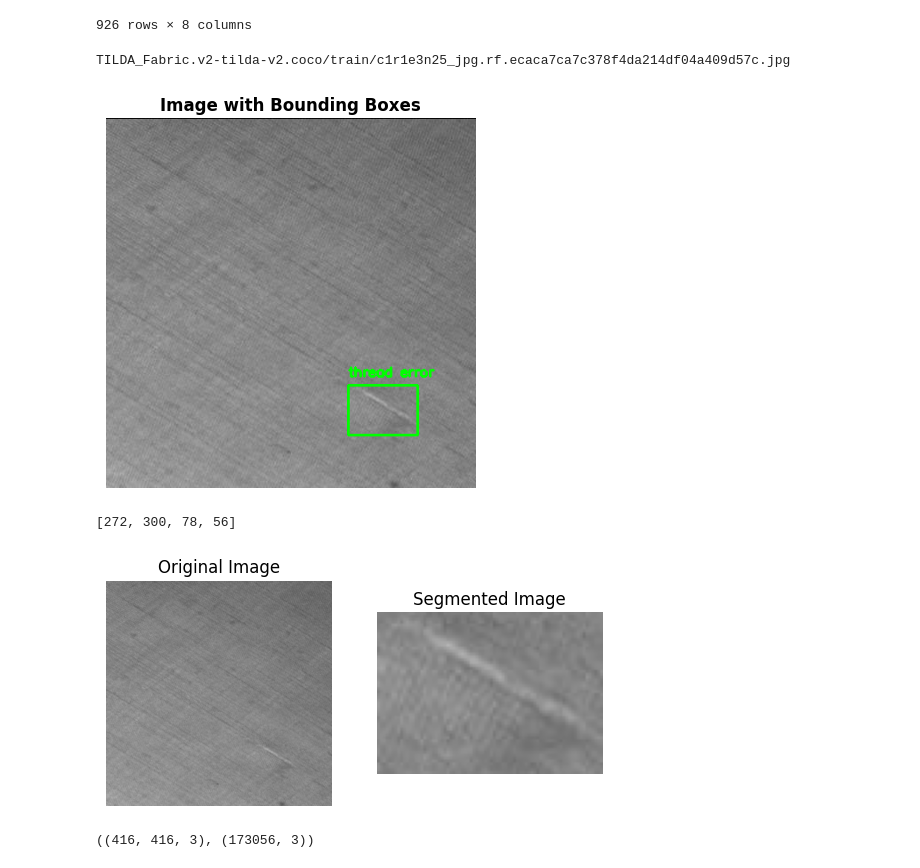
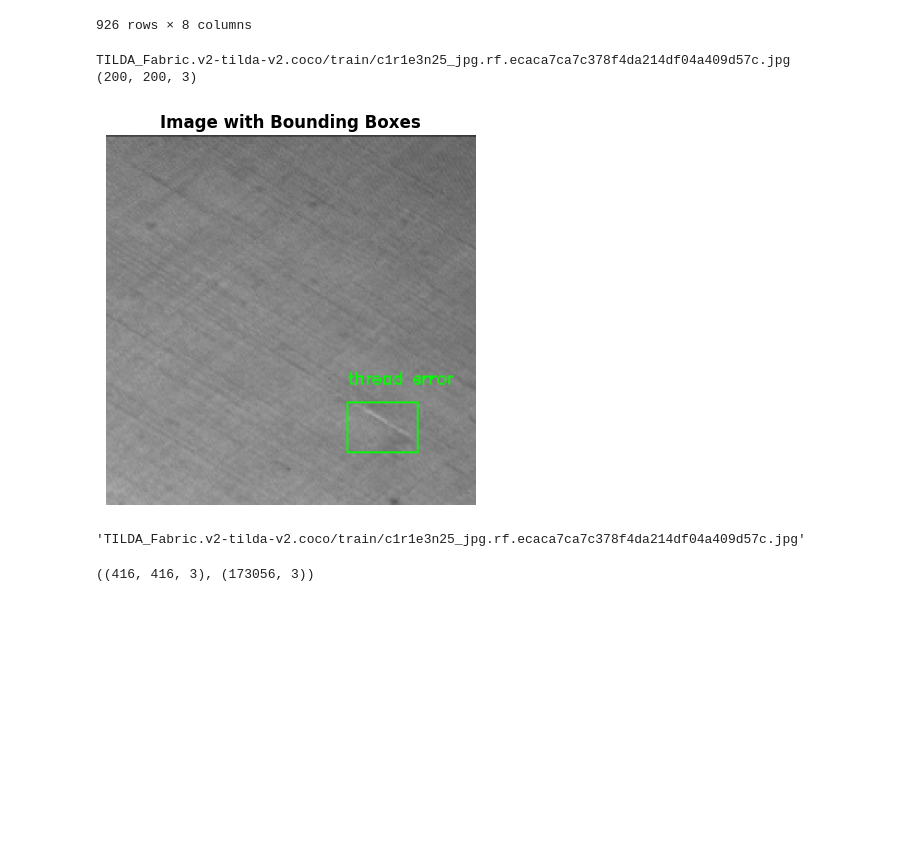
Before and after one commit to NthMark/FabricDefectDetection, a Jupyter notebook: histogram.ipynb, the cells around one changed output. Drawn from its saved outputs; the diff is of its cells as text; code cells hidden in the pictures; blank space fills up the shorter version.

```diff
--- a/histogram.ipynb
+++ b/histogram.ipynb
@@ -108,21 +109,25 @@ annotations_df
 # %%
 def visualize_image_with_bboxes(image_path, annotations):
     image = cv2.imread(image_path)
-
+    new_width = 200  # Desired width
+    new_height = 200  # Desired height
+    image = cv2.resize(image, (new_width, new_height))
+    print(image.shape)
     # Loop through annotations and draw bounding boxes
     for idx, row in annotations.iterrows():
         bbox = row['bbox']  # [x, y, width, height]
         category_name = row['category_name']
-
+        # start_point = (int(bbox[0]), int(bbox[1]))
+        # end_point = (int((bbox[0] + bbox[2])), int((bbox[1] + bbox[3])))
         # Draw rectangle
-        start_point = (int(bbox[0]), int(bbox[1]))
-        end_point = (int(bbox[0] + bbox[2]), int(bbox[1] + bbox[3]))
+        start_point = (int(bbox[0]/416*200), int(bbox[1]/416*200))
+        end_point = (int((bbox[0] + bbox[2])/416*200), int((bbox[1] + bbox[3])/416*200))
         color = (0, 255, 0)  # Green color
-        thickness = 2
+        thickness = 1
         image = cv2.rectangle(image, start_point, end_point, color, thickness)
 
         # Put category name
-        cv2.putText(image, category_name, (start_point[0], start_point[1] - 10), cv2.FONT_HERSHEY_SIMPLEX, 0.5, color, thickness)
+        cv2.putText(image, category_name, (start_point[0], start_point[1] - 10), cv2.FONT_HERSHEY_SIMPLEX, 0.3, color, thickness)
 
     plt.imshow(image)
     plt.title('Image with Bounding Boxes',fontweight="bold")
@@ -173,20 +178,22 @@ def grabcut(image_path,annotations):
 # %%
 # Example usage
 image_id = 0  # ID of the image you want to display
 image_info = images_df[images_df['id'] == image_id].iloc[0]
 image_path = f"TILDA_Fabric.v2-tilda-v2.coco/train/{image_info['file_name']}"
-
 # Get annotations for this image
 image_annotations = annotations_df[annotations_df['image_id'] == image_id]
 print(image_path)
 # Visualize
 visualize_image_with_bboxes(image_path, image_annotations)
-grabcut(image_path, image_annotations)
+# grabcut(image_path, image_annotations)
 # %% [output]
 TILDA_Fabric.v2-tilda-v2.coco/train/c1r1e3n25_jpg.rf.ecaca7ca7c378f4da214df04a409d57c.jpg
+(200, 200, 3)
-[figure, old version]
+[figure, new version]
-[272, 300, 78, 56]
-[figure, removed]
+# %%
+image_path
+# %% [output]
+'TILDA_Fabric.v2-tilda-v2.coco/train/c1r1e3n25_jpg.rf.ecaca7ca7c378f4da214df04a409d57c.jpg'
 # %%
 image = cv2.imread(image_path)
 all_pixels = image.reshape(-1, 3).astype(np.float32)
```
Also changed, not shown: parts of 6 cells of this notebook.
